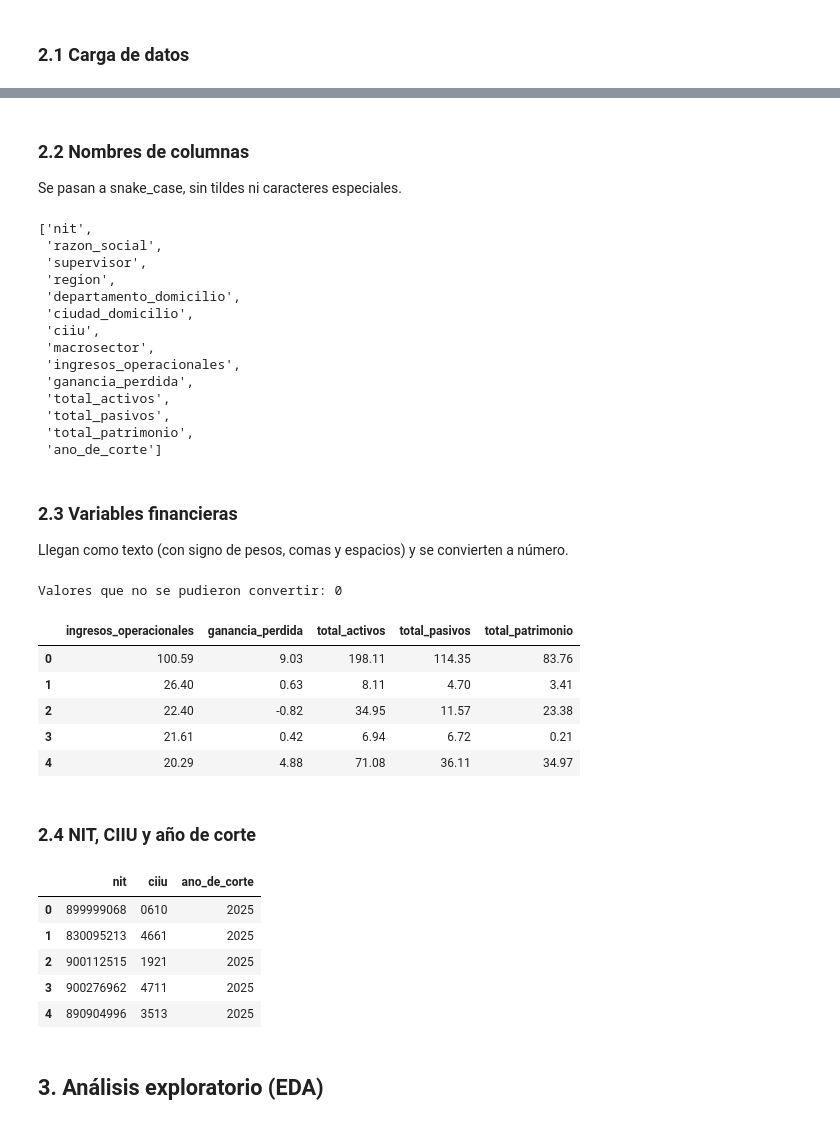
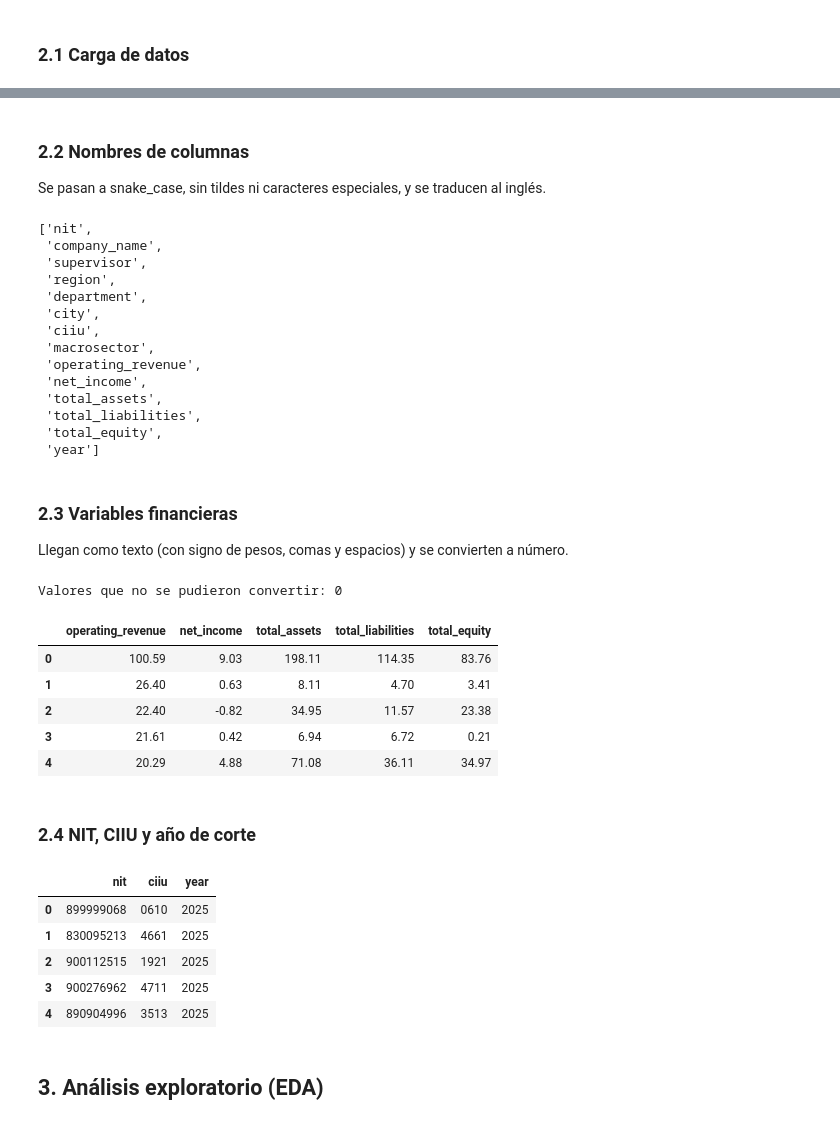
Before and after one commit to JeroHoyos/alerta_temprana_de_dificultades_financieras, a Jupyter notebook: notebook.ipynb, the cells around one changed output, grey strips where cells are left out. Drawn from its saved outputs; the diff is of its cells as text; code cells hidden in the pictures.

```diff
--- a/notebook.ipynb
+++ b/notebook.ipynb
@@ -128,9 +135,9 @@ Carga de los datos y conversión de cada columna a su tipo correcto.
 ### 2.1 Carga de datos
 # %%
 # Ruta del archivo original
-ruta = r'data\raw\10.000_Empresas_mas_Grandes_del_País.csv'
+raw_path = r'data\raw\10.000_Empresas_mas_Grandes_del_País.csv'
 # Cargar el CSV en un DataFrame
-df = pd.read_csv(ruta)
+df = pd.read_csv(raw_path)
 
 # (filas, columnas)
 print(df.shape)
@@ -168,7 +175,7 @@ memory usage: 10.8 MB
 # %% [markdown]
 <a id="sec-2-2"></a>
 ### 2.2 Nombres de columnas
-Se pasan a snake_case, sin tildes ni caracteres especiales.
+Se pasan a snake_case, sin tildes ni caracteres especiales, y se traducen al inglés.
 # %%
 # Normalizar nombres de columnas a snake_case
 df.columns = (
@@ -188,57 +195,70 @@ df.columns = (
     .str.replace(r"\s+", "_", regex=True)
 )
 
+# Nombres en inglés
+df = df.rename(columns={
+    "razon_social": "company_name",
+    "departamento_domicilio": "department",
+    "ciudad_domicilio": "city",
+    "ingresos_operacionales": "operating_revenue",
+    "ganancia_perdida": "net_income",
+    "total_activos": "total_assets",
+    "total_pasivos": "total_liabilities",
+    "total_patrimonio": "total_equity",
+    "ano_de_corte": "year",
+})
+
 df.columns.tolist()
 # %% [output]
 ['nit',
- 'razon_social',
+ 'company_name',
  'supervisor',
  'region',
- 'departamento_domicilio',
- 'ciudad_domicilio',
+ 'department',
+ 'city',
  'ciiu',
  'macrosector',
- 'ingresos_operacionales',
- 'ganancia_perdida',
- 'total_activos',
- 'total_pasivos',
- 'total_patrimonio',
- 'ano_de_corte']
+ 'operating_revenue',
+ 'net_income',
+ 'total_assets',
+ 'total_liabilities',
+ 'total_equity',
+ 'year']
 # %%
 # Variables categóricas
-cols_categoricas = [
+cat_cols = [
     "supervisor",
     "region",
-    "departamento_domicilio",
-    "ciudad_domicilio",
+    "department",
+    "city",
     "ciiu",
     "macrosector",
 ]
 
 # Variables financieras (en billones)
-cols_financieras = [
-    "ingresos_operacionales",
-    "ganancia_perdida",
-    "total_activos",
-    "total_pasivos",
-    "total_patrimonio",
+financial_cols = [
+    "operating_revenue",
+    "net_income",
+    "total_assets",
+    "total_liabilities",
+    "total_equity",
 ]
 # %% [markdown]
 <a id="sec-2-3"></a>
 ### 2.3 Variables financieras
 Llegan como texto (con signo de pesos, comas y espacios) y se convierten a número.
 # %%
-for col in cols_financieras:
+for col in financial_cols:
     # Quitar el signo de pesos, las comas de miles y los espacios
-    texto_limpio = df[col].astype(str).str.replace(r"[$,\s]", "", regex=True)
+    clean_text = df[col].astype(str).str.replace(r"[$,\s]", "", regex=True)
     # Convertir a número (lo que no se pueda convertir queda vacío)
-    df[col] = pd.to_numeric(texto_limpio, errors="coerce")
+    df[col] = pd.to_numeric(clean_text, errors="coerce")
 
-print("Valores que no se pudieron convertir:", df[cols_financieras].isna().sum().sum())
-df[cols_financieras].head()
+print("Valores que no se pudieron convertir:", df[financial_cols].isna().sum().sum())
+df[financial_cols].head()
 # %% [output]
 Valores que no se pudieron convertir: 0
-|  | ingresos_operacionales | ganancia_perdida | total_activos | total_pasivos | total_patrimonio |
+|  | operating_revenue | net_income | total_assets | total_liabilities | total_equity |
 | 0 | 100.59 | 9.03 | 198.11 | 114.35 | 83.76 |
 | 1 | 26.40 | 0.63 | 8.11 | 4.70 | 3.41 |
 | 2 | 22.40 | -0.82 | 34.95 | 11.57 | 23.38 |
@@ -268,16 +288,16 @@ df['ciiu'] = (
 )
 
 # Quitar las comas del año y convertirlo a entero
-df['ano_de_corte'] = df['ano_de_corte'].astype(str).str.replace(',', '', regex=False).astype(int)
+df['year'] = df['year'].astype(str).str.replace(',', '', regex=False).astype(int)
 
 # Revisar el resultado
 # 2025 se necesita para saber qué empresas tuvieron dificultades en 2025 (conjunto de prueba)
-mensaje = "El CSV no incluye 2025: descargar la versión actual (ver README)"
-assert df['ano_de_corte'].max() >= 2025, mensaje
+message = "El CSV no incluye 2025: descargar la versión actual (ver README)"
+assert df['year'].max() >= 2025, message
 
-df[['nit', 'ciiu', 'ano_de_corte']].head()
+df[['nit', 'ciiu', 'year']].head()
 # %% [output]
-|  | nit | ciiu | ano_de_corte |
+|  | nit | ciiu | year |
 | 0 | 899999068 | 0610 | 2025 |
 | 1 | 830095213 | 4661 | 2025 |
 | 2 | 900112515 | 1921 | 2025 |
```
Also changed, not shown: parts of 60 cells of this notebook.
